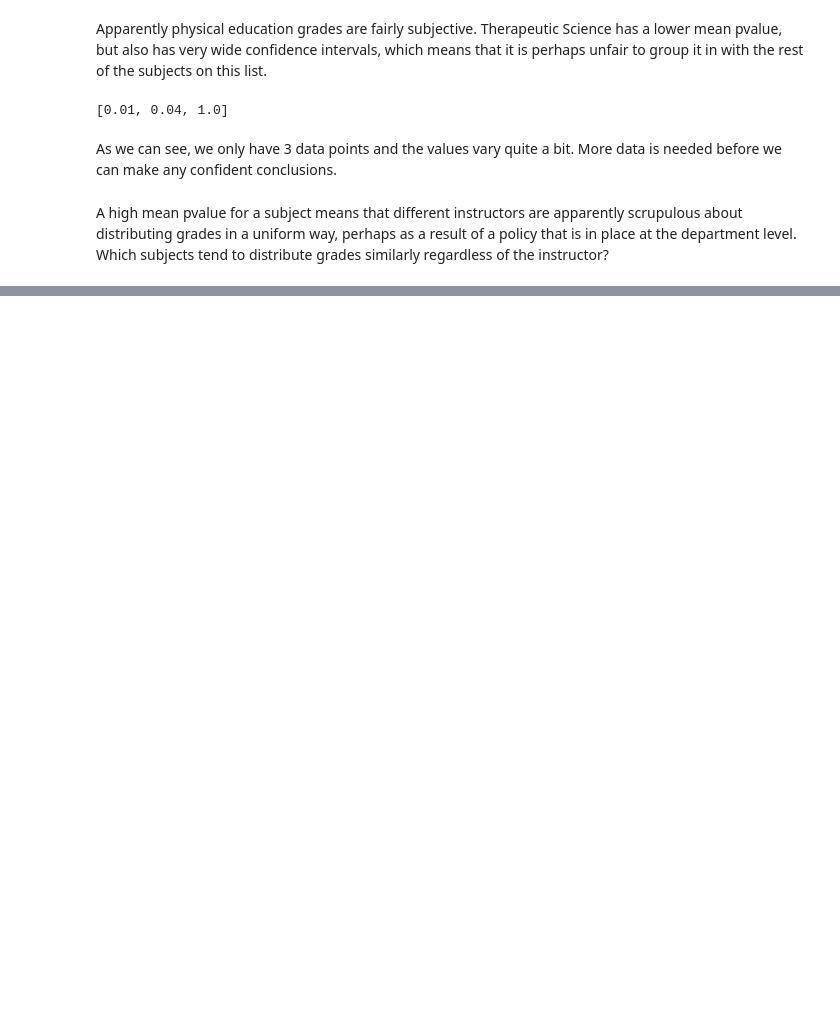
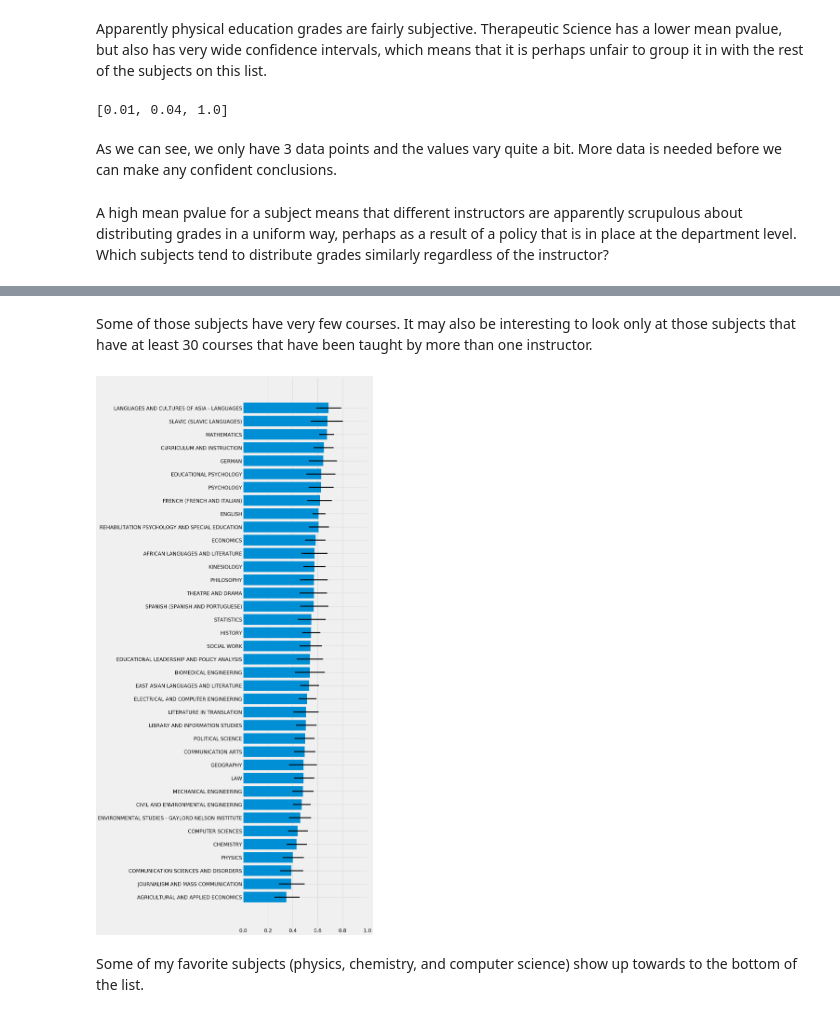
Before and after one commit to npschafer/mod3-project, a Jupyter notebook: final_notebook.ipynb, the cells around one changed output, grey strips where cells are left out. Drawn from its saved outputs; the diff is of its cells as text; code cells hidden in the pictures; blank space fills up the shorter version.

```diff
--- a/final_notebook.ipynb
+++ b/final_notebook.ipynb
@@ -344,0 +345,8 @@ plot_pvalues_by_subject_with_confidence_intervals(pvalue_by_subject_dict, num_to
+# %% [markdown]
+Some of those subjects have very few courses. It may also be interesting to look only at those subjects that have at least 30 courses that have been taught by more than one instructor.
+# %%
+plot_pvalues_by_subject_with_confidence_intervals(pvalue_by_subject_dict, num_to_plot=-38, min_num_classes=30)
+# %% [output]
+[figure, added]
+# %% [markdown]
+Some of my favorite subjects (physics, chemistry, and computer science) show up towards to the bottom of the list.
```
Also changed, not shown: parts of 3 cells of this notebook, 1 other file.
